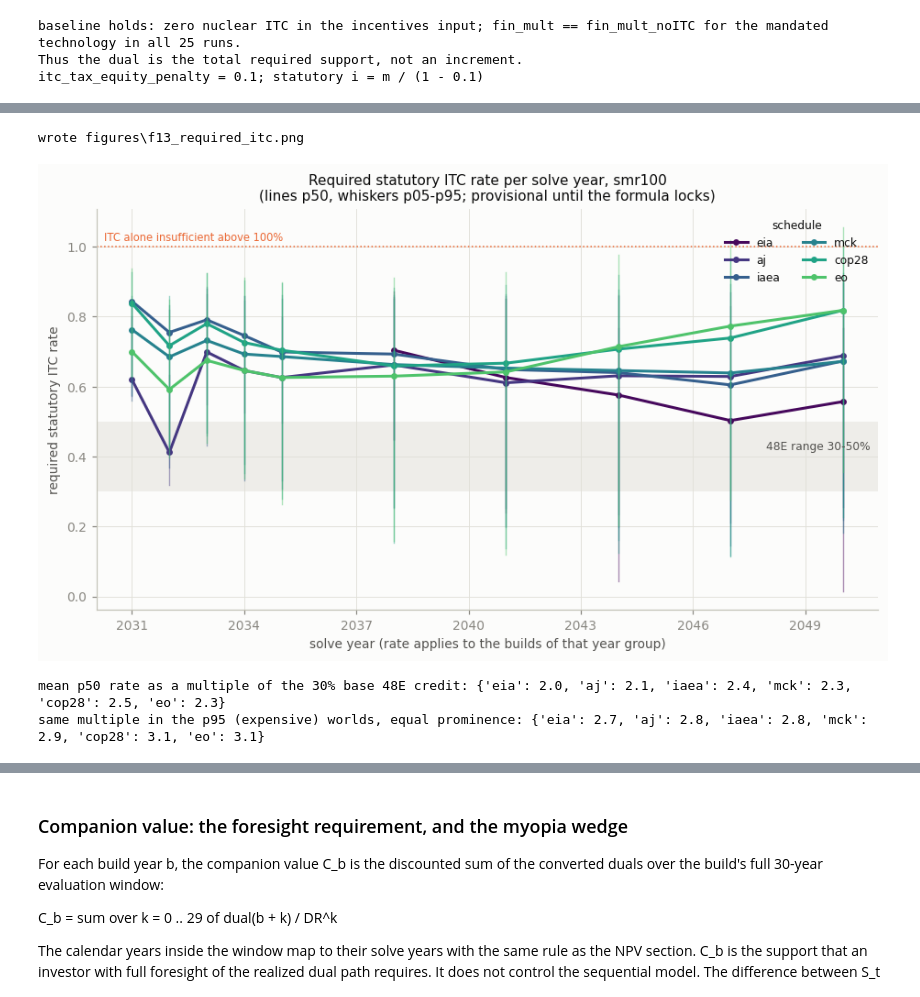
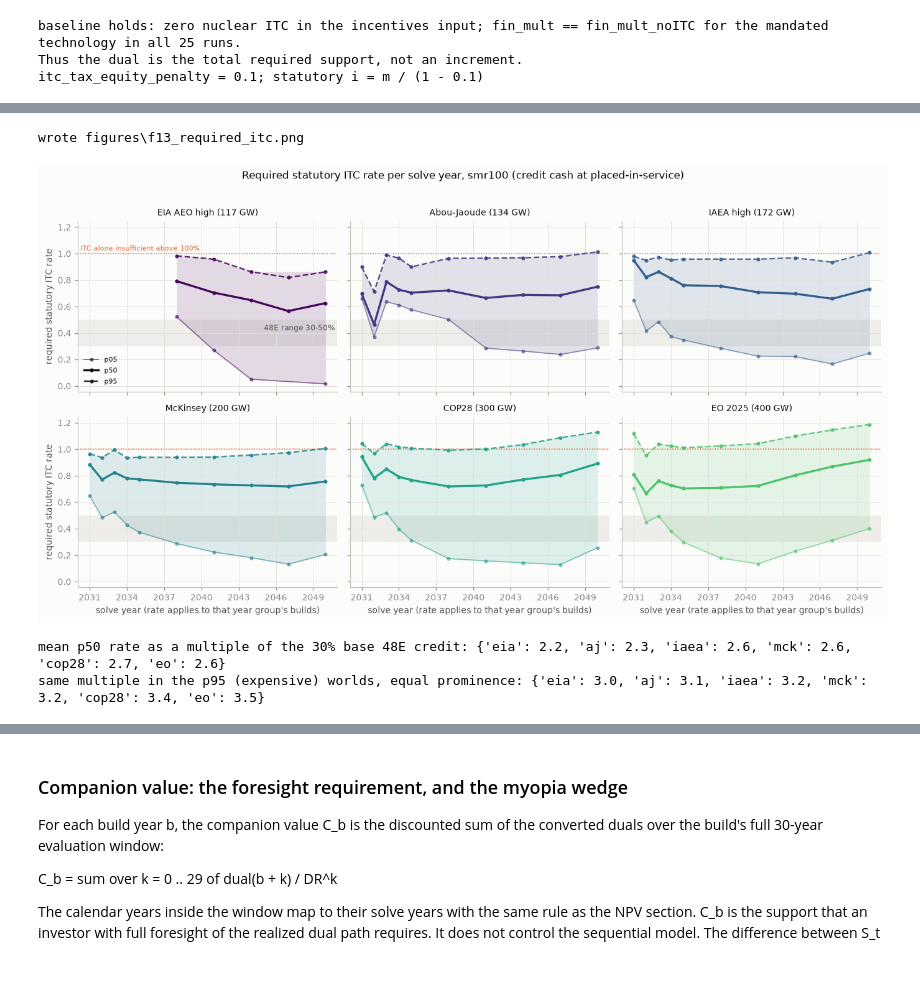
Before and after one commit to Ethan-s-PhD/ReEDS-nuclear-learning, a Jupyter notebook: z-ethan/step3_analysis/step3_analysis.ipynb, the cells around one changed output, grey strips where cells are left out. Drawn from its saved outputs; the diff is of its cells as text; code cells hidden in the pictures; blank space fills up the shorter version.

```diff
--- a/z-ethan/step3_analysis/step3_analysis.ipynb
+++ b/z-ethan/step3_analysis/step3_analysis.ipynb
@@ -1204,11 +1218,13 @@ def fin_tech(case):
 _NF_CACHE = {}
 
 def natfin(case):
-    """(natbase, k) Series pairs on YEARS for the case's mandated technology.
+    """(natbase, k, ccm) Series triples on YEARS for the case's mandated technology.
     natbase = ccmult / (1 - tax) x (1 - tax x PV_dep) x risk x eval_adj — the
     r-independent part of cost_cap_fin_mult_noITC (Degradation_Adj = 1 for nuclear).
     k = (1 - tax x PV_dep) / (1 - tax x PV_dep / 2) converts the financed-cost
-    ratio S / (cost_cap x fin_mult_noITC) to the monetized fraction m."""
+    ratio S / (cost_cap x fin_mult_noITC) to the monetized fraction m.
+    ccm is the construction-financing multiplier; the statutory timing
+    correction multiplies the rate by it."""
     key = (case, META[case]["mandated_tech"])
     if key in _NF_CACHE:
         return _NF_CACHE[key]
@@ -1230,13 +1246,14 @@ def natfin(case):
     natbase = pd.Series(ccm / (1 - TAX) * (1 - TAX * pv_dep) * risk * eval_adj,
                         index=YEARS)
     k = pd.Series((1 - TAX * pv_dep) / (1 - TAX * pv_dep / 2), index=YEARS)
-    _NF_CACHE[key] = (natbase, k)
-    return natbase, k
+    ccm = pd.Series(ccm, index=YEARS)
+    _NF_CACHE[key] = (natbase, k, ccm)
+    return natbase, k, ccm
 
 # self-check: natbase x a time-constant regional factor reproduces the h5 multiplier.
 # The time dimension makes this non-circular: it tests the time shape of natbase.
 for c in ["smr100_eia_p50", "smr100_eo_p95", "large100_eo_p50"]:
-    nb, _ = natfin(c)
+    nb, _, _ = natfin(c)
     piv = FINMULT[c].unstack("t")
     yrs = [t for t in piv.columns if t >= 2026]
     ratio = piv[yrs].div(nb.reindex(yrs), axis=1)
@@ -1346,39 +1370,55 @@ no mandate increase: no build receives a credit     1
 slack: required ITC is zero                        17
 # %%
 # ---- f13: required statutory ITC rate against solve year ------------------------------------------
-fig, ax = plt.subplots(figsize=(8.5, 5))
-ax.axhspan(0.30, 0.50, color=GRID_C, alpha=0.5, lw=0, zorder=0)
-ax.text(0.99, 0.42, "48E range 30-50%", fontsize=8, color=MUTED,
-        ha="right", transform=ax.get_yaxis_transform())
-ax.axhline(1.0, color=COL["smr"], lw=1.0, ls=":")
-ax.text(0.01, 1.01, "ITC alone insufficient above 100%", fontsize=7.5, color=COL["smr"],
-        ha="left", va="bottom", transform=ax.get_yaxis_transform())
 t09i = t09[t09["status"] == "rate"].set_index(["case", "t"])["i_headline"]
+
+def _rate(case):
+    """Per-year rate series for one case; empty if no year of that case reached 'rate' status."""
+    if case in t09i.index.get_level_values("case"):
+        return t09i.loc[case].sort_index()
+    return pd.Series(dtype=float)
+
+fig, axes = plt.subplots(2, 3, figsize=(12.5, 6.5), sharex=True, sharey=True)
 mult = {}
-for s in SCHEDULES:
-    r50 = t09i.loc[f"smr100_{s}_p50"]
-    ax.plot(r50.index, r50.values, color=SCHED_C[s], lw=2.0, marker="o", ms=3.5, label=s)
-    for b in r50.index:      # p05-p95 whiskers per solve year
-        lo = t09i.get((f"smr100_{s}_p05", b), np.nan)
-        hi = t09i.get((f"smr100_{s}_p95", b), np.nan)
-        if np.isfinite(lo) and np.isfinite(hi):
-            ax.plot([b, b], [lo, hi], color=SCHED_C[s], lw=0.9, alpha=0.45)
-    mult[s] = round(float(r50.mean()) / 0.30, 1)
-ax.legend(fontsize=8, ncols=2, loc="upper right", title="schedule", title_fontsize=8)
-ax.xaxis.set_major_locator(mpl.ticker.MaxNLocator(integer=True))
-ax.set_xlabel("solve year (rate applies to the builds of that year group)")
-ax.set_ylabel("required statutory ITC rate")
-ax.set_title("Required statutory ITC rate per solve year, smr100\n"
-             "(lines p50, whiskers p05-p95; provisional until the formula locks)")
+for k, s in enumerate(SCHEDULES):
+    ax = axes.flat[k]
+    ax.axhspan(0.30, 0.50, color=GRID_C, alpha=0.5, lw=0, zorder=0)
+    ax.axhline(1.0, color=COL["smr"], lw=1.0, ls=":")
+    r = {p: _rate(f"smr100_{s}_{p}") for p in ("p05", "p50", "p95")}
+    band = sorted(set(r["p05"].index) & set(r["p95"].index))
+    if band:
+        ax.fill_between(band, r["p05"][band], r["p95"][band], color=SCHED_C[s],
+                        alpha=0.14, lw=0)
+    for p in ("p05", "p50", "p95"):
+        if not r[p].empty:
+            ax.plot(r[p].index, r[p].values, color=SCHED_C[s], marker="o", ms=3.0,
+                    **PCT_STYLE[p])
+    ax.set_title(SCHED_LABEL[s], fontsize=9)
+    if k % 3 == 0:
+        ax.set_ylabel("required statutory ITC rate")
+    if k >= 3:
+        ax.set_xlabel("solve year (rate applies to that year group's builds)")
+    mult[s] = round(float(r["p50"].mean()) / 0.30, 1)
+ax0 = axes.flat[0]
+ax0.text(0.99, 0.42, "48E range 30-50%", fontsize=8, color=MUTED,
+         ha="right", transform=ax0.get_yaxis_transform())
+ax0.text(0.01, 1.01, "ITC alone insufficient above 100%", fontsize=7.5, color=COL["smr"],
+         ha="left", va="bottom", transform=ax0.get_yaxis_transform())
+ax0.legend([mpl.lines.Line2D([], [], color=INK, marker="o", ms=3.0, **PCT_STYLE[p])
+            for p in ("p05", "p50", "p95")],
+           ["p05", "p50", "p95"], fontsize=7.5)
+ax0.xaxis.set_major_locator(mpl.ticker.MaxNLocator(integer=True))
+fig.suptitle("Required statutory ITC rate per solve year, smr100 "
+             "(credit cash at placed-in-service)", y=1.02)
 fig.tight_layout()
 savefig(fig, "f13_required_itc.png")
 plt.show()
 print("mean p50 rate as a multiple of the 30% base 48E credit:", mult)
 p95m = {s: round(float(t09i.loc[f'smr100_{s}_p95'].mean()) / 0.30, 1) for s in SCHEDULES}
 print("same multiple in the p95 (expensive) worlds, equal prominence:", p95m)
 # %% [output]
 wrote figures\f13_required_itc.png
-[figure, old version]
+[figure, new version]
-mean p50 rate as a multiple of the 30% base 48E credit: {'eia': 2.0, 'aj': 2.1, 'iaea': 2.4, 'mck': 2.3, 'cop28': 2.5, 'eo': 2.3}
-same multiple in the p95 (expensive) worlds, equal prominence: {'eia': 2.7, 'aj': 2.8, 'iaea': 2.8, 'mck': 2.9, 'cop28': 3.1, 'eo': 3.1}
+mean p50 rate as a multiple of the 30% base 48E credit: {'eia': 2.2, 'aj': 2.3, 'iaea': 2.6, 'mck': 2.6, 'cop28': 2.7, 'eo': 2.6}
+same multiple in the p95 (expensive) worlds, equal prominence: {'eia': 3.0, 'aj': 3.1, 'iaea': 3.2, 'mck': 3.2, 'cop28': 3.4, 'eo': 3.5}
 # %% [markdown]
```
Also changed, not shown: parts of 17 cells of this notebook, 18 other files.
